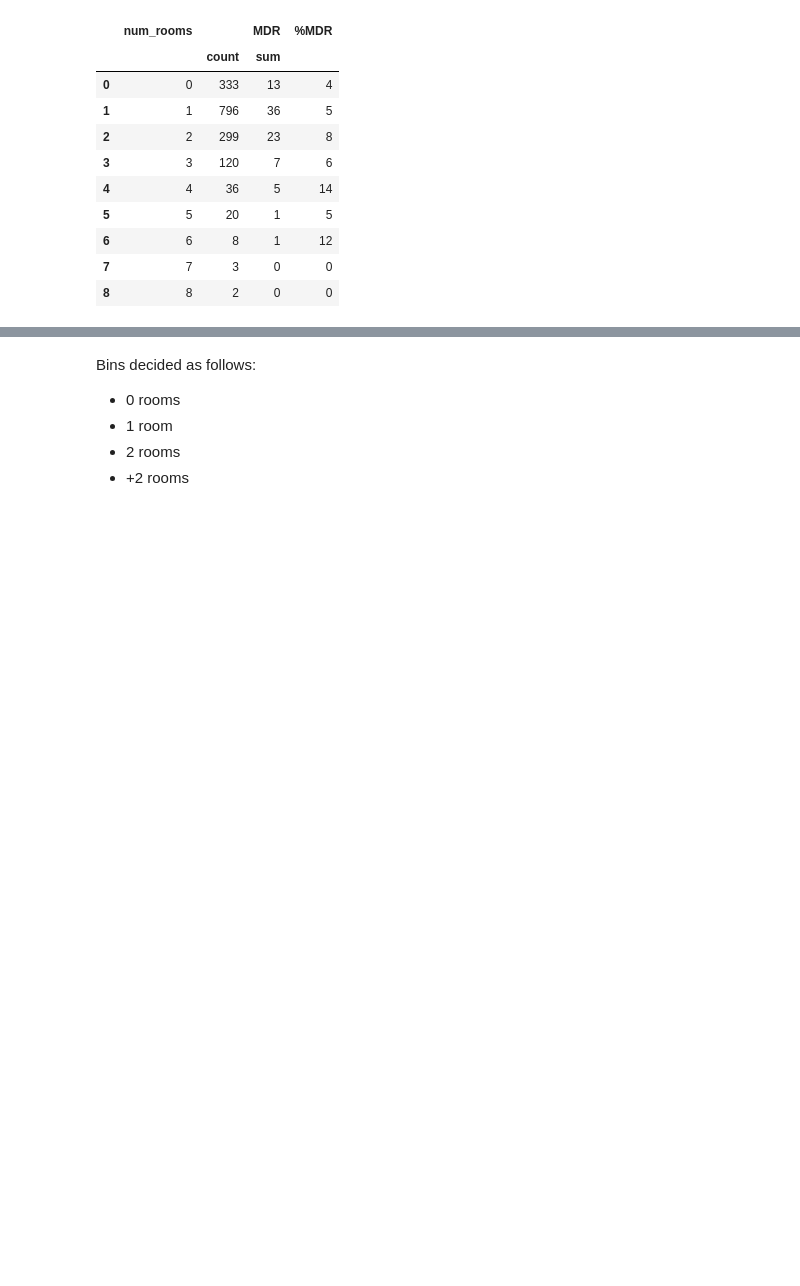
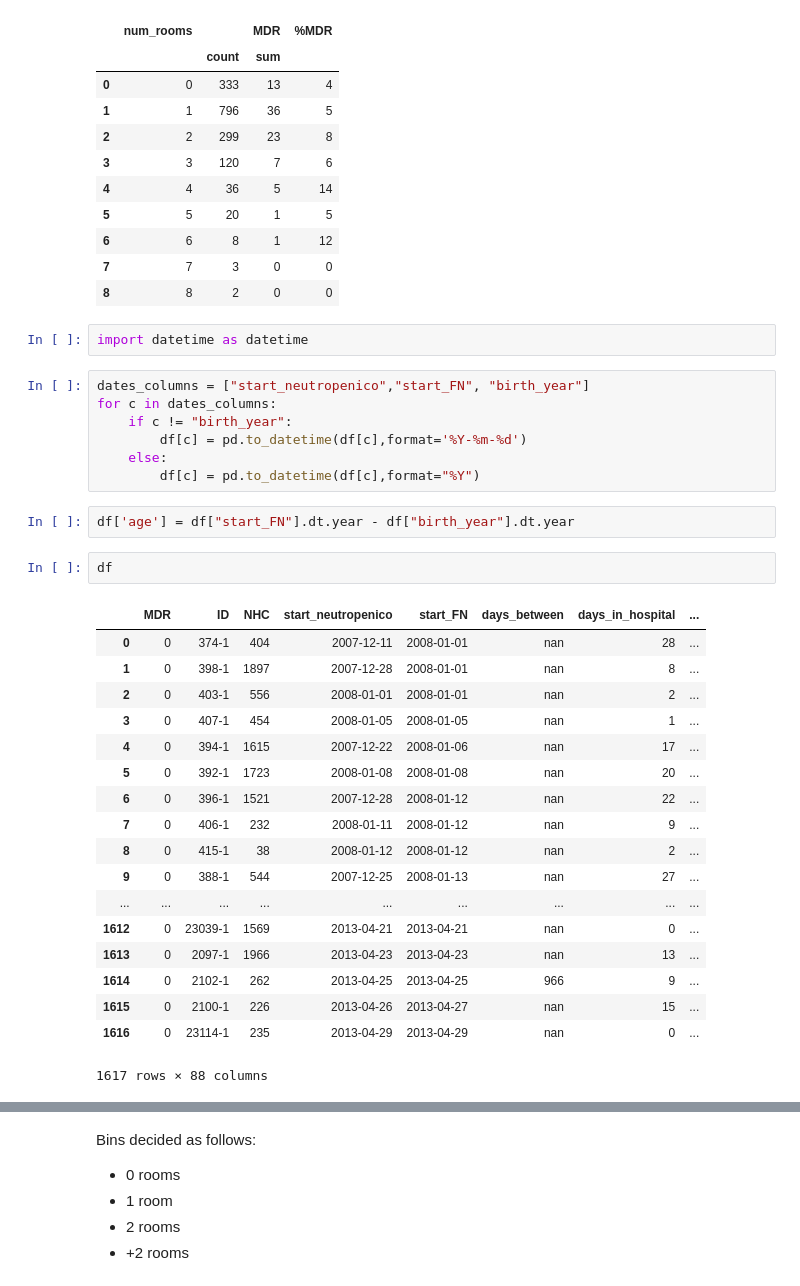
Before and after one commit to adriamoya/health_hackathon_2018, a Jupyter notebook: adriamoya_EDA.ipynb, the cells around one changed output, grey strips where cells are left out. Drawn from its saved outputs; the diff is of its cells as text; blank space fills up the shorter version.

```diff
--- a/adriamoya_EDA.ipynb
+++ b/adriamoya_EDA.ipynb
@@ -150,3 +150,35 @@ df_numrooms
 | 6 | 6 | 8 | 1 | 12 |
 | 7 | 7 | 3 | 0 | 0 |
 | 8 | 8 | 2 | 0 | 0 |
+# %%
+import datetime as datetime
+# %%
+dates_columns = ["start_neutropenico","start_FN", "birth_year"]
+for c in dates_columns:
+    if c != "birth_year":
+        df[c] = pd.to_datetime(df[c],format='%Y-%m-%d')
+    else:
+        df[c] = pd.to_datetime(df[c],format="%Y")
+# %%
+df['age'] = df["start_FN"].dt.year - df["birth_year"].dt.year
+# %%
+df
+# %% [output]
+|  | MDR | ID | NHC | start_neutropenico | start_FN | days_between | days_in_hospital | ... |
+| 0 | 0 | 374-1 | 404 | 2007-12-11 | 2008-01-01 | nan | 28 | ... |
+| 1 | 0 | 398-1 | 1897 | 2007-12-28 | 2008-01-01 | nan | 8 | ... |
+| 2 | 0 | 403-1 | 556 | 2008-01-01 | 2008-01-01 | nan | 2 | ... |
+| 3 | 0 | 407-1 | 454 | 2008-01-05 | 2008-01-05 | nan | 1 | ... |
+| 4 | 0 | 394-1 | 1615 | 2007-12-22 | 2008-01-06 | nan | 17 | ... |
+| 5 | 0 | 392-1 | 1723 | 2008-01-08 | 2008-01-08 | nan | 20 | ... |
+| 6 | 0 | 396-1 | 1521 | 2007-12-28 | 2008-01-12 | nan | 22 | ... |
+| 7 | 0 | 406-1 | 232 | 2008-01-11 | 2008-01-12 | nan | 9 | ... |
+| 8 | 0 | 415-1 | 38 | 2008-01-12 | 2008-01-12 | nan | 2 | ... |
+| 9 | 0 | 388-1 | 544 | 2007-12-25 | 2008-01-13 | nan | 27 | ... |
+| ... | ... | ... | ... | ... | ... | ... | ... | ... |
+| 1612 | 0 | 23039-1 | 1569 | 2013-04-21 | 2013-04-21 | nan | 0 | ... |
+| 1613 | 0 | 2097-1 | 1966 | 2013-04-23 | 2013-04-23 | nan | 13 | ... |
+| 1614 | 0 | 2102-1 | 262 | 2013-04-25 | 2013-04-25 | 966 | 9 | ... |
+| 1615 | 0 | 2100-1 | 226 | 2013-04-26 | 2013-04-27 | nan | 15 | ... |
+| 1616 | 0 | 23114-1 | 235 | 2013-04-29 | 2013-04-29 | nan | 0 | ... |
+1617 rows × 88 columns
```
Also changed, not shown: parts of 1 cell of this notebook, 5 other files.
